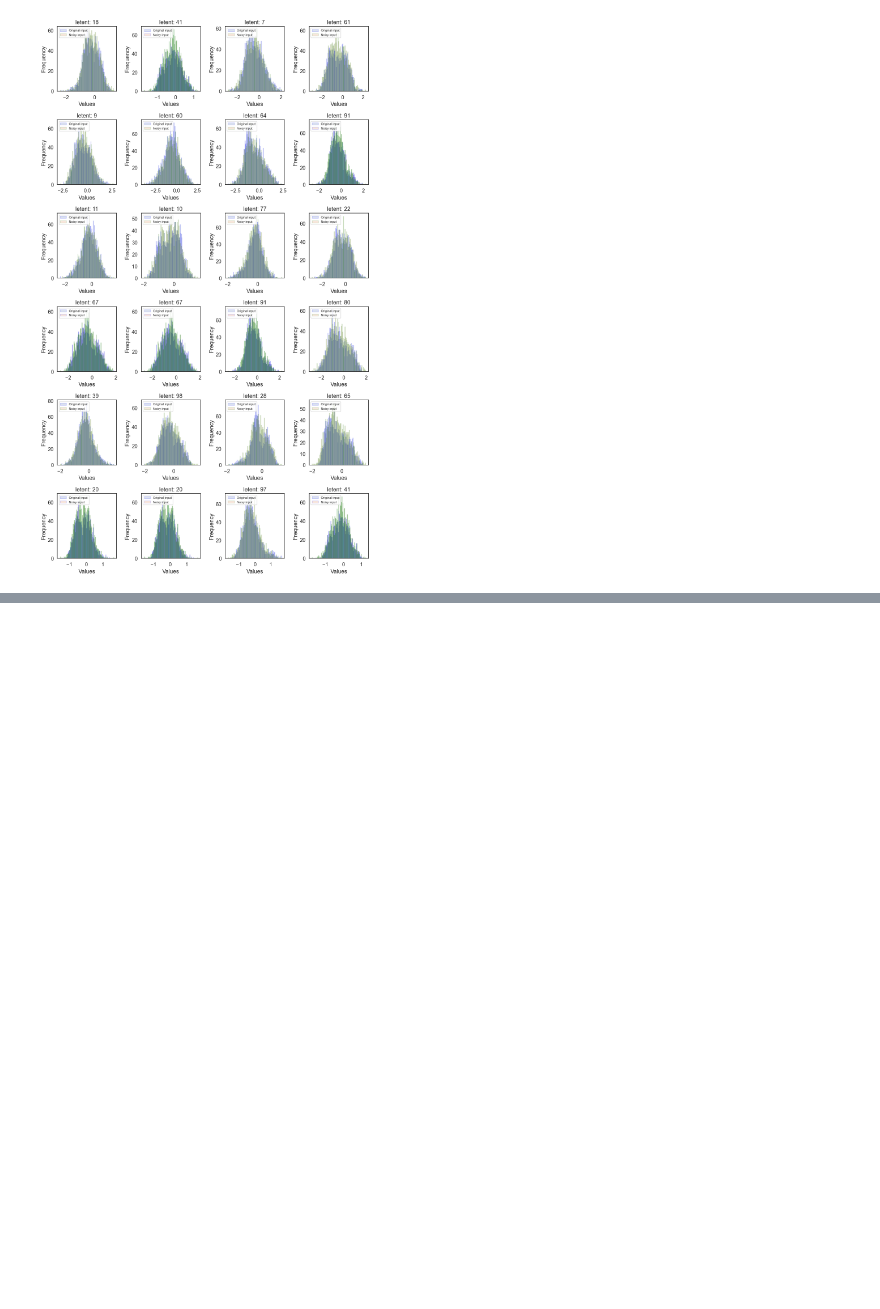
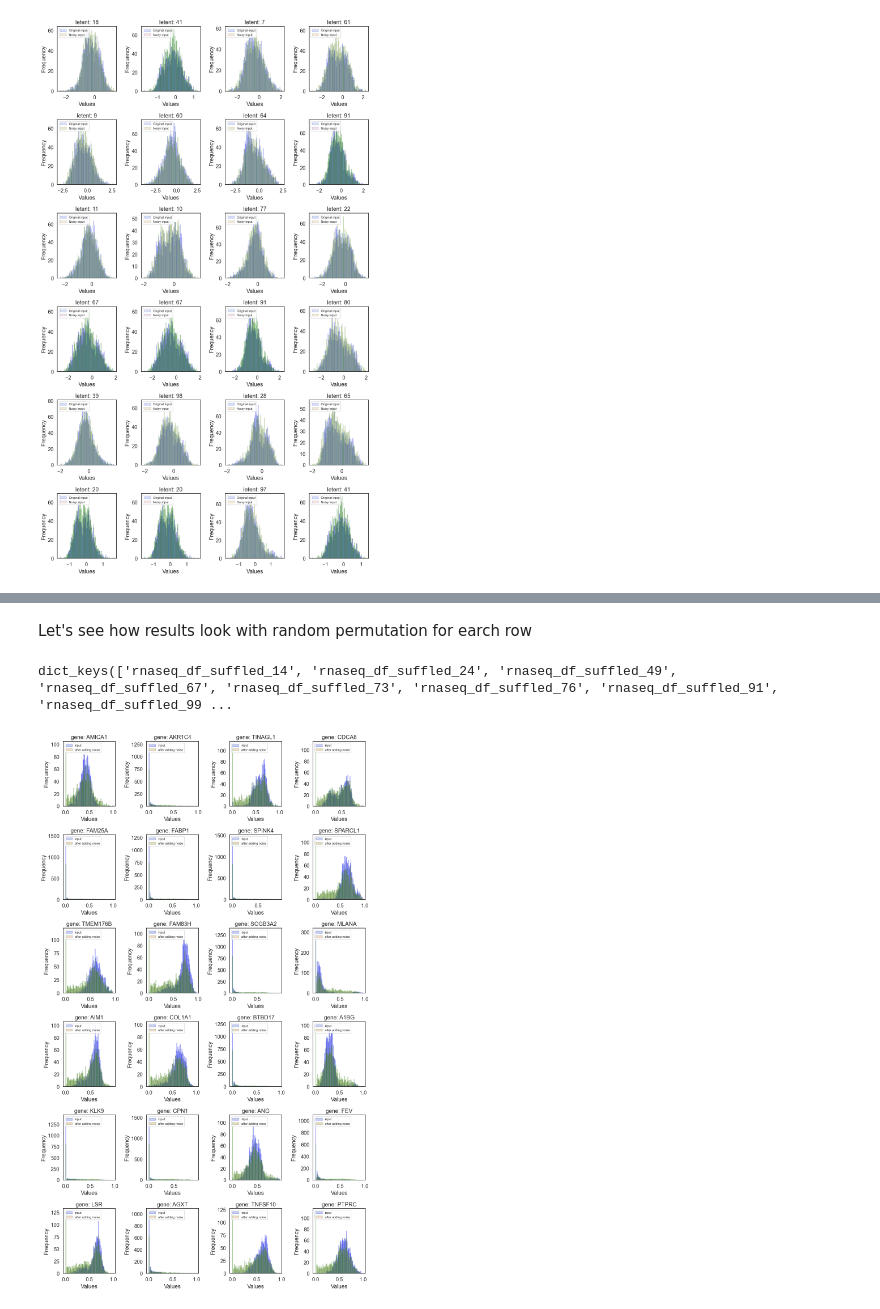
Before and after one commit to aschoudry/VAE_prject, a Jupyter notebook: notebooks/Reconstruction_losses.ipynb, the cells around one changed output, grey strips where cells are left out. Cells and saved outputs as stored; diff of their text form; code cells hidden in the pictures; blank space fills up the shorter version.

```diff
--- a/notebooks/Reconstruction_losses.ipynb
+++ b/notebooks/Reconstruction_losses.ipynb
@@ -1675,0 +1611,39 @@ plt.show()
+# %% [markdown]
+Let's see how results look with random permutation for earch row
+# %%
+# Each row is shuffled randomly
+def shuffle_random_subset_rows(df, subset_size):
+    """
+    Shuffles a random subset of each row of a Pandas DataFrame while keeping column names.
+    """
+    df_shuffled = df.copy()
+    num_cols = len(df.columns)
+    for i in range(len(df_shuffled)):
+        subset_cols = np.random.choice(num_cols, subset_size, replace=False)
+        df_shuffled.iloc[i, subset_cols] = np.random.permutation(
+            df_shuffled.iloc[i, subset_cols]
+        )
+    return df_shuffled
+
+
+def generate_n_integers_uniform(n):
+    random_integers = np.random.uniform(low=0, high=101, size=n).astype(int)
+    return sorted(random_integers)
+# %%
+percent_shuffled = generate_n_integers_uniform(n=10)
+# %%
+shuffled_dataset = {
+    "rnaseq_df_suffled_"
+    + str(i): shuffle_random_subset_rows(rnaseq_df, int(rnaseq_df.shape[1] * i / 100))
+    for i in percent_shuffled
+}
+# %%
+shuffled_dataset.keys()
+# %% [output]
+dict_keys(['rnaseq_df_suffled_14', 'rnaseq_df_suffled_24', 'rnaseq_df_suffled_49', 'rnaseq_df_suffled_67', 'rnaseq_df_suffled_73', 'rnaseq_df_suffled_76', 'rnaseq_df_suffled_91', 'rnaseq_df_suffled_99 ...
+# %%
+plot_hist_orig_vs_noisy_best_genes(
+    rnaseq_df, model, shuffled_dataset["rnaseq_df_suffled_49"]
+)
+# %% [output]
+[figure, added]
```
Also changed, not shown: parts of 19 cells of this notebook.
